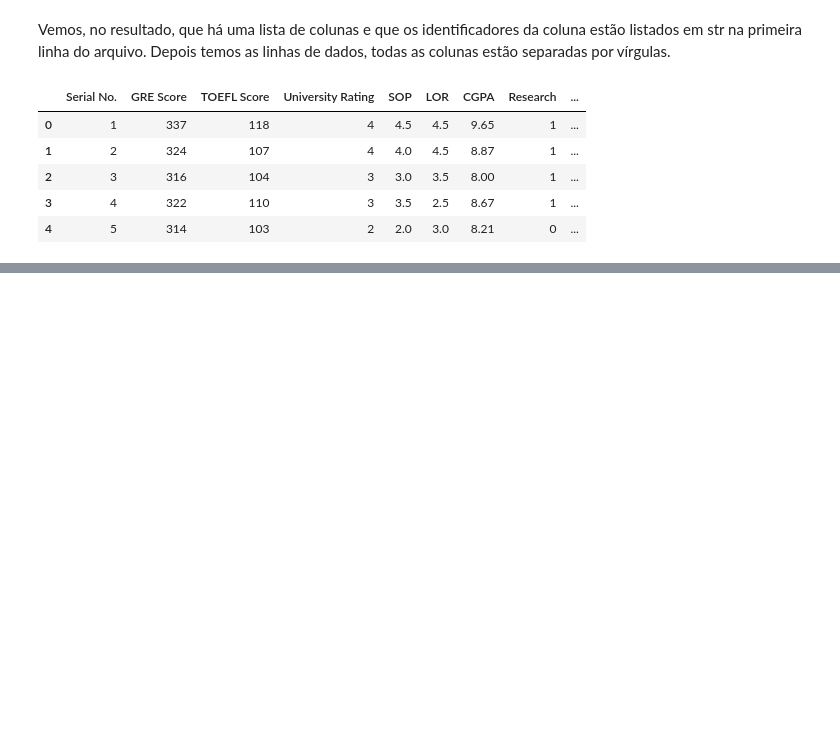
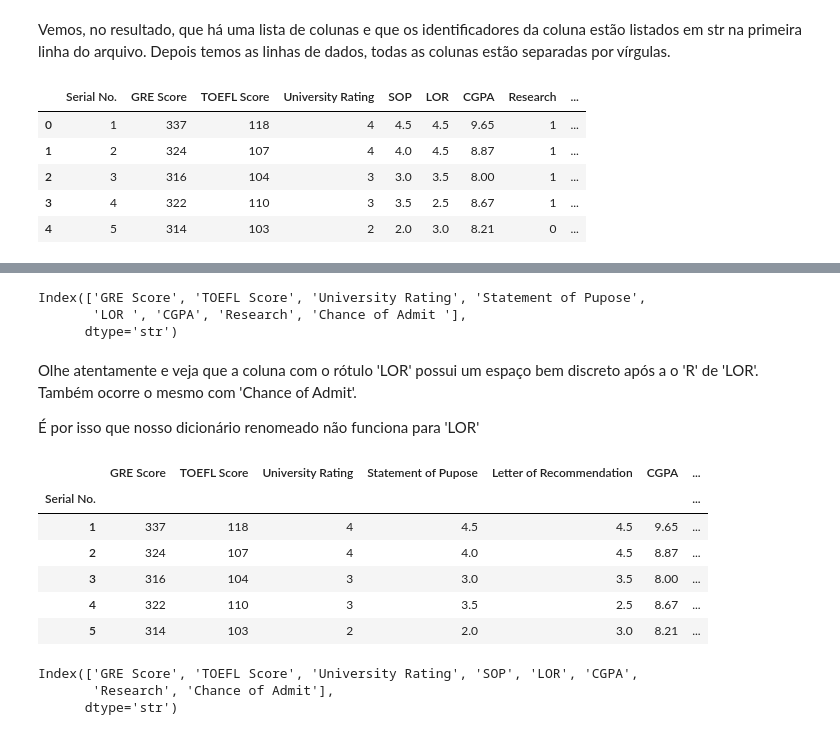
Before and after one commit to pedrozenatte/ciencia-de-dados-estudo, a Jupyter notebook: introducao-ciencia-de-dados/modulo-1/20_indexacao_carregamento_dataframe.ipynb, the cells around one changed output, grey strips where cells are left out. Saved outputs shown, nothing was run; the diff lists cells and outputs as text; code cells hidden in the pictures; blank space fills up the shorter version.

```diff
--- a/introducao-ciencia-de-dados/modulo-1/20_indexacao_carregamento_dataframe.ipynb
+++ b/introducao-ciencia-de-dados/modulo-1/20_indexacao_carregamento_dataframe.ipynb
@@ -48,0 +81,45 @@ df.head()
+# %%
+# Pelo resultado, nota-se que apenas o 'SOP' mudou, mas o 'LOR' não mudou, por quê?
+
+# Vamos investigar um pouco, então PRIMEIRO, temos que ter certeza de que TODOS os nomes das colunas que serão renomeadas estão corretos.
+novo_df.columns
+# %% [output]
+Index(['GRE Score', 'TOEFL Score', 'University Rating', 'Statement of Pupose',
+       'LOR ', 'CGPA', 'Research', 'Chance of Admit '],
+      dtype='str')
+# %% [markdown]
+Olhe atentamente e veja que a coluna com o rótulo 'LOR' possui um espaço bem discreto após a o 'R' de 'LOR'. <br>
+Também ocorre o mesmo com 'Chance of Admit'.
+
+É por isso que nosso dicionário renomeado não funciona para 'LOR'
+# %%
+# Há algumas maneiras de resolver isso
+# A primeira é incluindo o espaço no novo nome
+
+novo_df = df.rename(columns = {'SOP': 'Statement of Pupose', 'LOR ': 'Letter of Recommendation'})
+
+# OBS: NÃO PRECISA PASSAR TODOS OS NOMES, BASTA PASSAR APENAS O QUE QUER MUDAR, e nem precisa estar na mesma ordem
+
+novo_df.head()
+# %% [output]
+|  | GRE Score | TOEFL Score | University Rating | Statement of Pupose | Letter of Recommendation | CGPA | ... |
+| Serial No. |  |  |  |  |  |  | ... |
+| 1 | 337 | 118 | 4 | 4.5 | 4.5 | 9.65 | ... |
+| 2 | 324 | 107 | 4 | 4.0 | 4.5 | 8.87 | ... |
+| 3 | 316 | 104 | 3 | 3.0 | 3.5 | 8.00 | ... |
+| 4 | 322 | 110 | 3 | 3.5 | 2.5 | 8.67 | ... |
+| 5 | 314 | 103 | 2 | 2.0 | 3.0 | 8.21 | ... |
+# %%
+# Isso funciona, mas é frágil, pois pense se for um 'TAB', como saber quantos espaços? dois? quatro?
+
+# Outra maneira é uma função que faça a limpeza e, em seguida, dizer ao "rename" para aplicar essa função a todos os dados. Vamos usar a função .strip() para tirar os espaços inúteis.
+# Quando passamos isso para o "rename", passamos a função como o parâmetro do "mapper" e, depois, indicamos se o eixo deve ser coluna ou índice, ou seja, os rótulos das linhas.
+
+novo_df = df.rename(mapper = str.strip, axis = 1)
+
+novo_df.columns
+# OBS: No axis, poderíamos colocar axix = 'columns' ao invés do número 1 indicando a coluna e o 0 a linha
+# %% [output]
+Index(['GRE Score', 'TOEFL Score', 'University Rating', 'SOP', 'LOR', 'CGPA',
+       'Research', 'Chance of Admit'],
+      dtype='str')
```
Also changed, not shown: parts of 7 cells of this notebook.
